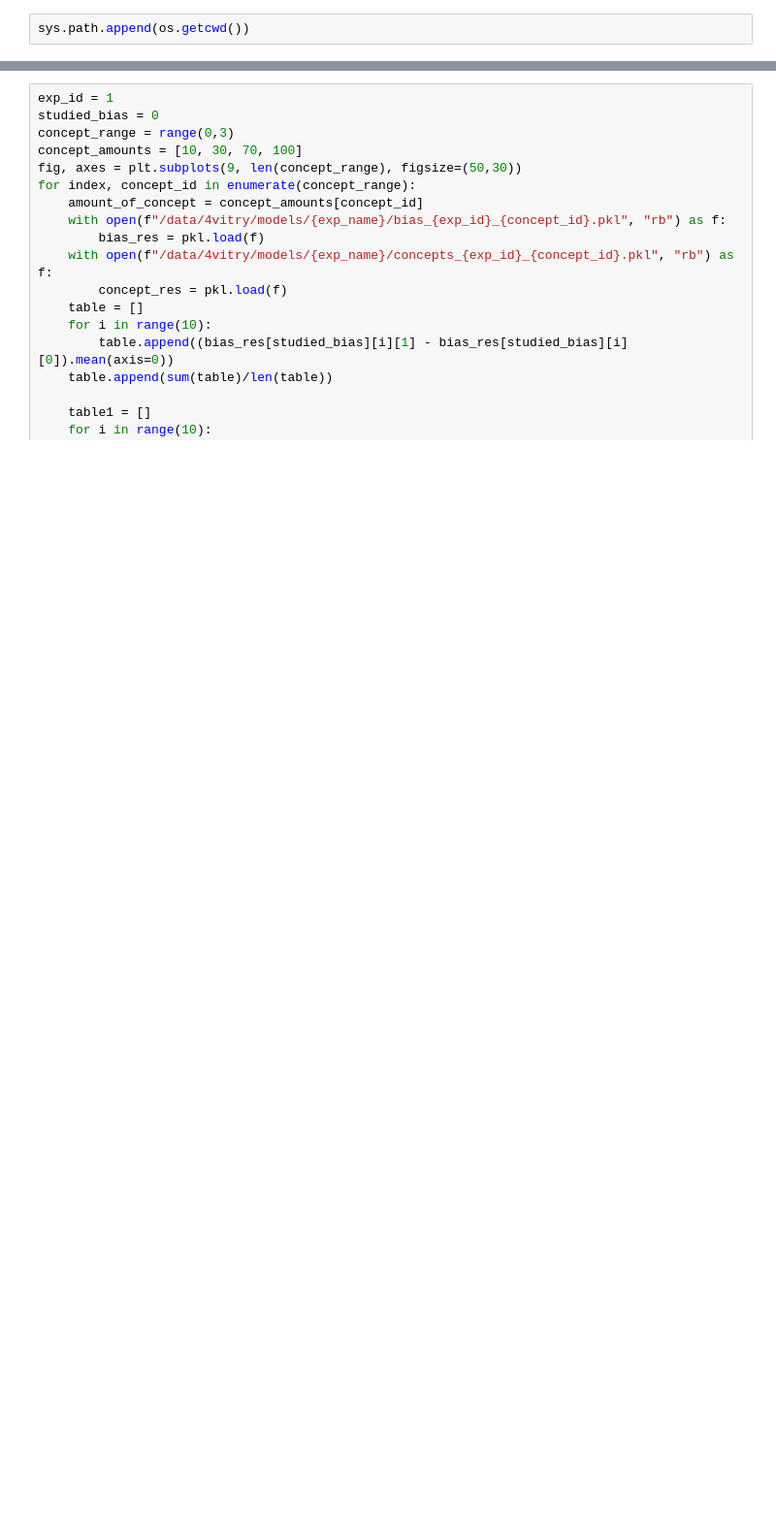
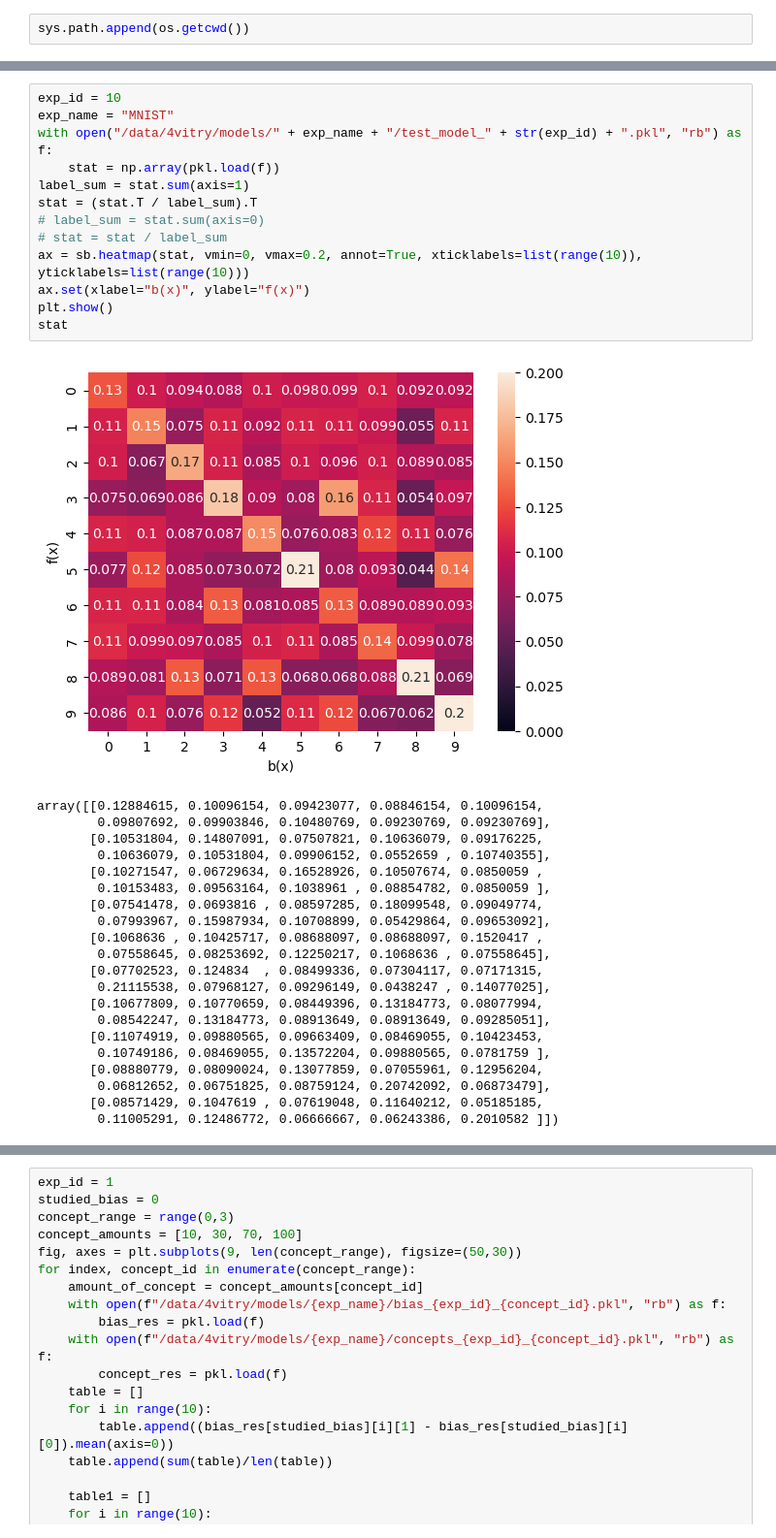
Before and after one commit to vitryt/label-free-bias-identification, a Jupyter notebook: data_recovery.ipynb, the cells around one changed output, grey strips where cells are left out. Shown at 97% size. Saved outputs shown, nothing was run; the diff lists cells and outputs as text; blank space fills up the shorter version.

```diff
--- a/data_recovery.ipynb
+++ b/data_recovery.ipynb
@@ -31,0 +37,35 @@ sb.heatmap(model_res["correctness_matrix"]/model_res["appearance_matrix"], vmin=
+# %%
+exp_id = 10
+exp_name = "MNIST"
+with open("/data/4vitry/models/" + exp_name + "/test_model_" + str(exp_id) + ".pkl", "rb") as f:
+    stat = np.array(pkl.load(f))
+label_sum = stat.sum(axis=1)
+stat = (stat.T / label_sum).T
+# label_sum = stat.sum(axis=0)
+# stat = stat / label_sum
+ax = sb.heatmap(stat, vmin=0, vmax=0.2, annot=True, xticklabels=list(range(10)), yticklabels=list(range(10)))
+ax.set(xlabel="b(x)", ylabel="f(x)")
+plt.show()
+stat
+# %% [output]
+[figure, added]
+array([[0.12884615, 0.10096154, 0.09423077, 0.08846154, 0.10096154,
+        0.09807692, 0.09903846, 0.10480769, 0.09230769, 0.09230769],
+       [0.10531804, 0.14807091, 0.07507821, 0.10636079, 0.09176225,
+        0.10636079, 0.10531804, 0.09906152, 0.0552659 , 0.10740355],
+       [0.10271547, 0.06729634, 0.16528926, 0.10507674, 0.0850059 ,
+        0.10153483, 0.09563164, 0.1038961 , 0.08854782, 0.0850059 ],
+       [0.07541478, 0.0693816 , 0.08597285, 0.18099548, 0.09049774,
+        0.07993967, 0.15987934, 0.10708899, 0.05429864, 0.09653092],
+       [0.1068636 , 0.10425717, 0.08688097, 0.08688097, 0.1520417 ,
+        0.07558645, 0.08253692, 0.12250217, 0.1068636 , 0.07558645],
+       [0.07702523, 0.124834  , 0.08499336, 0.07304117, 0.07171315,
+        0.21115538, 0.07968127, 0.09296149, 0.0438247 , 0.14077025],
+       [0.10677809, 0.10770659, 0.08449396, 0.13184773, 0.08077994,
+        0.08542247, 0.13184773, 0.08913649, 0.08913649, 0.09285051],
+       [0.11074919, 0.09880565, 0.09663409, 0.08469055, 0.10423453,
+        0.10749186, 0.08469055, 0.13572204, 0.09880565, 0.0781759 ],
+       [0.08880779, 0.08090024, 0.13077859, 0.07055961, 0.12956204,
+        0.06812652, 0.06751825, 0.08759124, 0.20742092, 0.06873479],
+       [0.08571429, 0.1047619 , 0.07619048, 0.11640212, 0.05185185,
+        0.11005291, 0.12486772, 0.06666667, 0.06243386, 0.2010582 ]])
```
Also changed, not shown: parts of 15 cells of this notebook, 5 other files.
